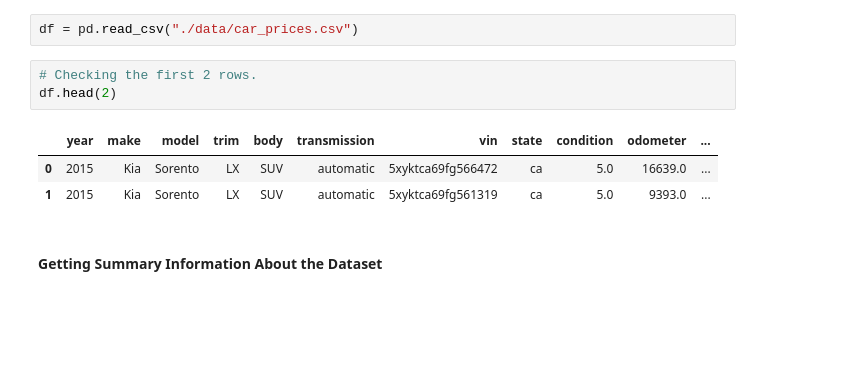
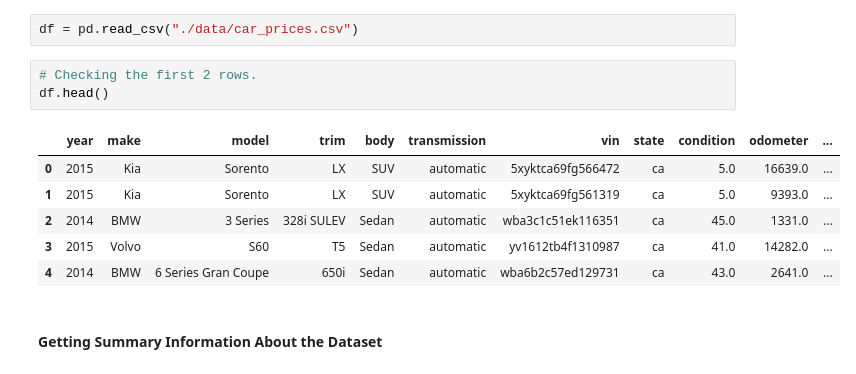
Before and after one commit to lilanhenry/AutoPrice-Analytics, a Jupyter notebook: Auto Price Analytics.ipynb, the cells around one changed output. Cells and saved outputs as stored; diff of their text form; blank space fills up the shorter version.

```diff
--- a/Auto Price Analytics.ipynb
+++ b/Auto Price Analytics.ipynb
@@ -37,11 +39,14 @@ import seaborn as sns
 df = pd.read_csv("./data/car_prices.csv")
 # %%
 # Checking the first 2 rows.
-df.head(2)
+df.head()
 # %% [output]
 |  | year | make | model | trim | body | transmission | vin | state | condition | odometer | ... |
 | 0 | 2015 | Kia | Sorento | LX | SUV | automatic | 5xyktca69fg566472 | ca | 5.0 | 16639.0 | ... |
 | 1 | 2015 | Kia | Sorento | LX | SUV | automatic | 5xyktca69fg561319 | ca | 5.0 | 9393.0 | ... |
+| 2 | 2014 | BMW | 3 Series | 328i SULEV | Sedan | automatic | wba3c1c51ek116351 | ca | 45.0 | 1331.0 | ... |
+| 3 | 2015 | Volvo | S60 | T5 | Sedan | automatic | yv1612tb4f1310987 | ca | 41.0 | 14282.0 | ... |
+| 4 | 2014 | BMW | 6 Series Gran Coupe | 650i | Sedan | automatic | wba6b2c57ed129731 | ca | 43.0 | 2641.0 | ... |
 # %% [markdown]
 #### Getting Summary Information About the Dataset
 # %%
```
Also changed, not shown: parts of 8 cells of this notebook.
